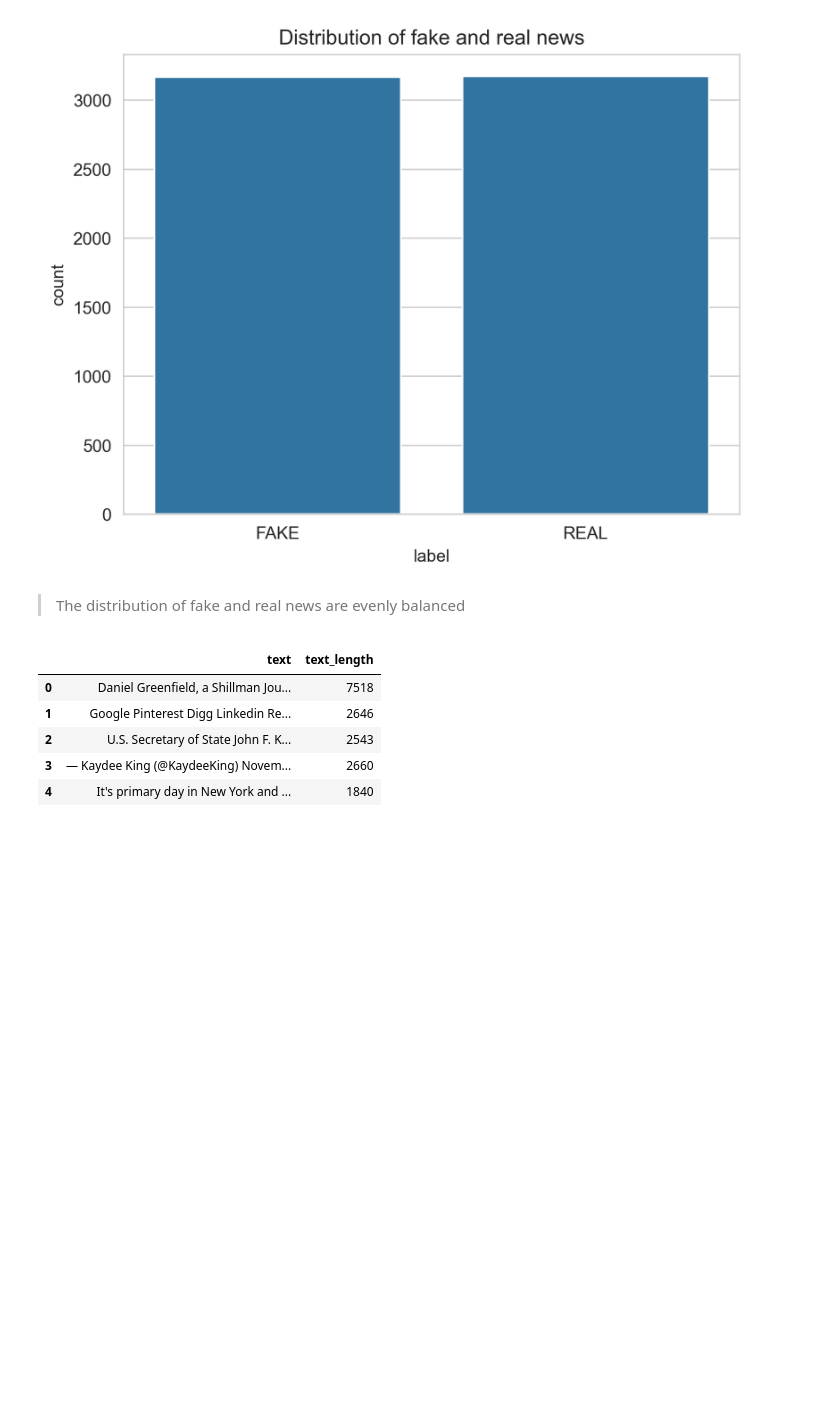
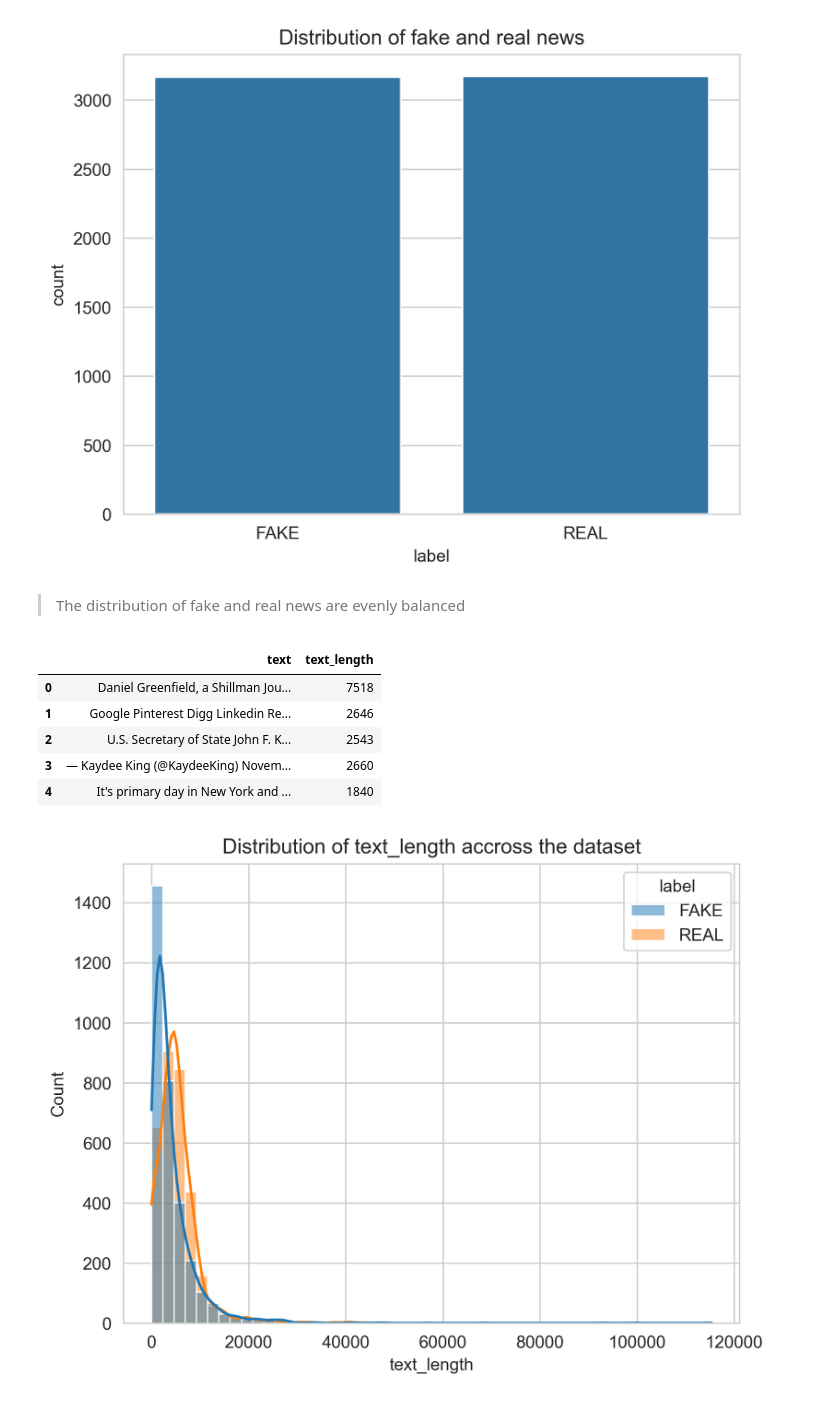
Before and after one commit to Asifdotexe/fake-news-detection-model, a Jupyter notebook: code/issue-3-as-data-exploration_and_model_development.ipynb, the cells around one changed output. Drawn from its saved outputs; the diff is of its cells as text; code cells hidden in the pictures; blank space fills up the shorter version.

Commit message:
#3 plotting the distribution of text_length

```diff
--- a/code/issue-3-as-data-exploration_and_model_development.ipynb
+++ b/code/issue-3-as-data-exploration_and_model_development.ipynb
@@ -58,3 +58,10 @@ df[['text','text_length']].head()
 | 2 | U.S. Secretary of State John F. K... | 2543 |
 | 3 | — Kaydee King (@KaydeeKing) Novem... | 2660 |
 | 4 | It's primary day in New York and ... | 1840 |
+# %%
+# checking the distribution of text_length
+sns.histplot(data=df, x='text_length', hue='label',kde=True, bins=50)
+plt.title('Distribution of text_length accross the dataset')
+plt.show()
+# %% [output]
+[figure, added]
```
